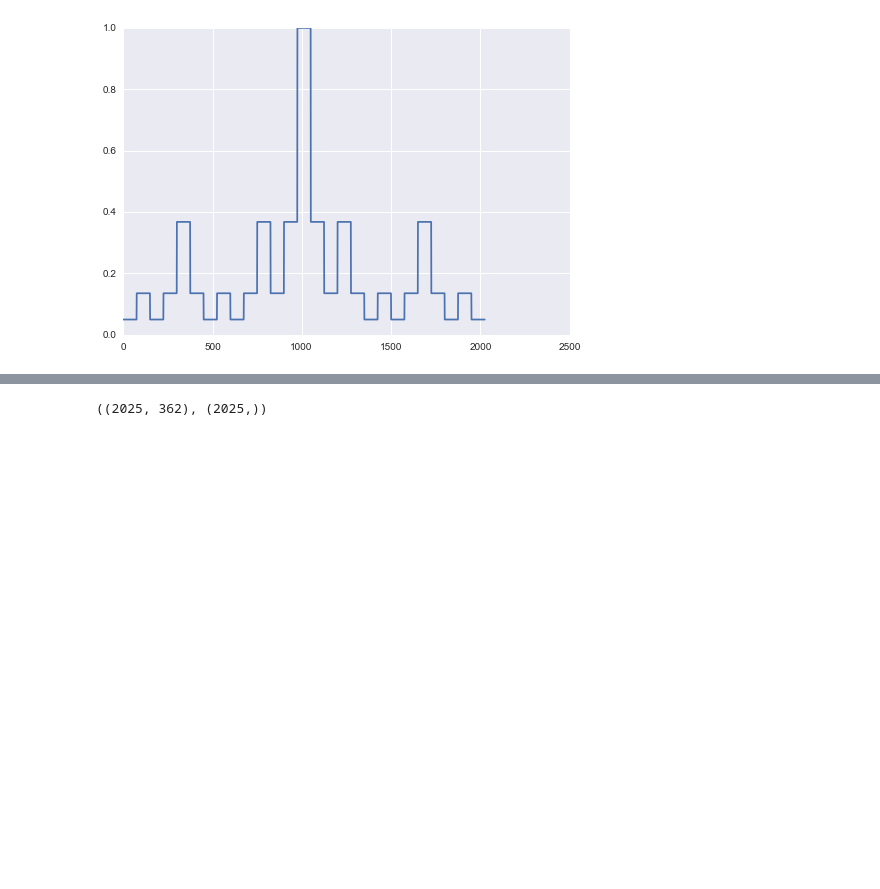
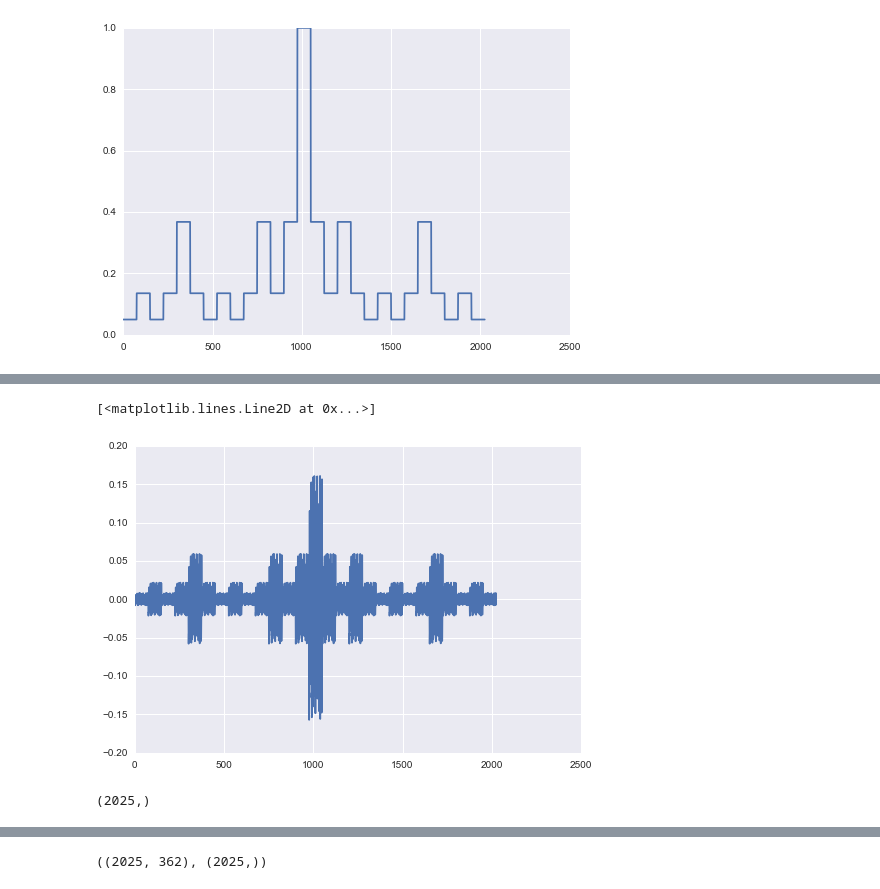
Before and after one commit to arokem/spat-cont, a Jupyter notebook: ipynb/analysis.ipynb, the cells around one changed output, grey strips where cells are left out. Drawn from its saved outputs; the diff is of its cells as text; code cells hidden in the pictures; blank space fills up the shorter version.

```diff
--- a/ipynb/analysis.ipynb
+++ b/ipynb/analysis.ipynb
@@ -74,0 +75,9 @@ plt.plot(pp_sig)
+# %%
+plt.plot(dm_train[:, 0])
+# %% [output]
+[<matplotlib.lines.Line2D at 0x...>]
+[figure, added]
+# %%
+pp_sig.shape
+# %% [output]
+(2025,)
```
Also changed, not shown: parts of 22 cells of this notebook, 1 other file.
